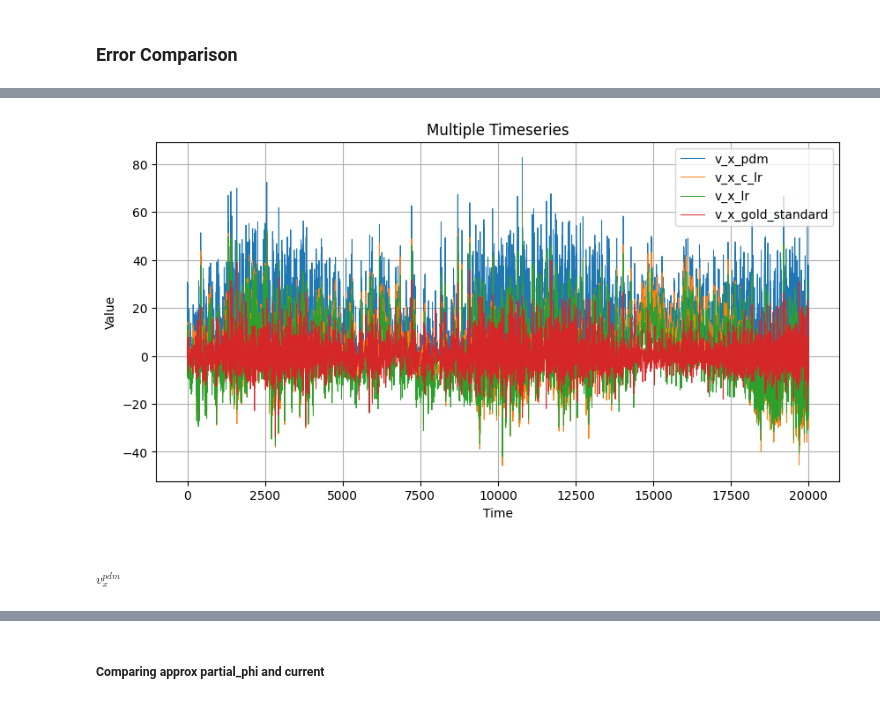
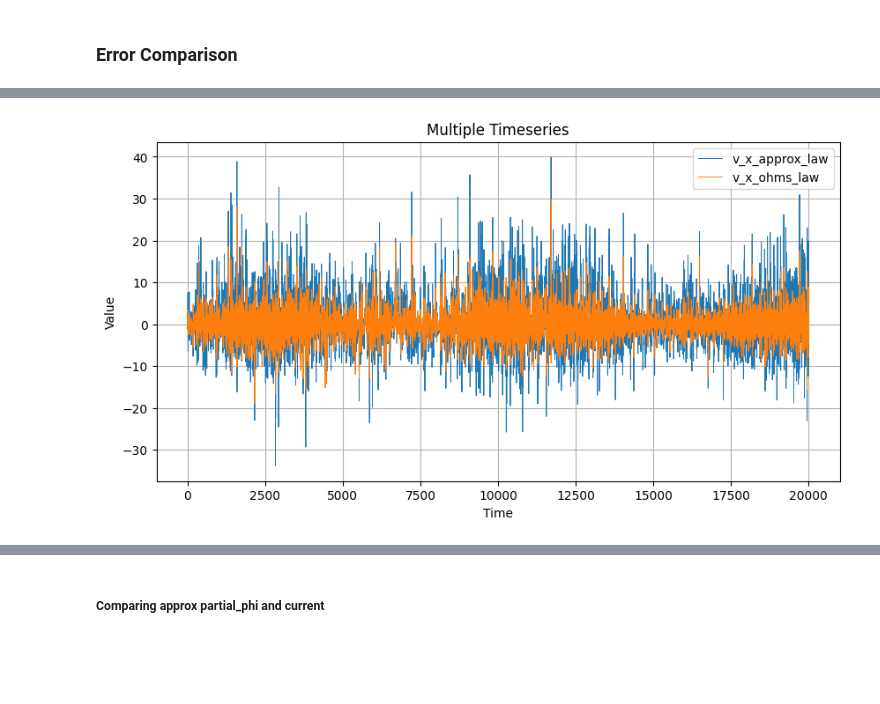
Before and after one commit to MichaelSkowronek/potential_probe_velocity_measuring, a Jupyter notebook: notebooks/measurement_x15_y0_z0_ha300.ipynb, the cells around one changed output, grey strips where cells are left out. Drawn from its saved outputs; the diff is of its cells as text; code cells hidden in the pictures; blank space fills up the shorter version.

```diff
--- a/notebooks/measurement_x15_y0_z0_ha300.ipynb
+++ b/notebooks/measurement_x15_y0_z0_ha300.ipynb
@@ -203,0 +211,19 @@ plot_timeseries(
+# %%
+"""Approximate Voltage with Symmetric Difference Coefficient
+"""
+
+phi_y_1 = extract_timeseries(
+    data=fld_data,
+    column_labels='F',
+    y_coord=y_1_y,
+    z_coord=y_1_z,
+    )
+phi_y_2 = extract_timeseries(
+    data=fld_data,
+    column_labels='F',
+    y_coord=y_2_y,
+    z_coord=y_2_z,
+    )
+
+delta_phi_y = phi_y_2 - phi_y_1
+approx_part_phi_y = delta_phi_y / delta_y
@@ -207,46 +278,49 @@ plot_timeseries(
 sigma = -1
 B_z = -1
 
-# with known j, we can not get better than this
-v_x_gold_standard = (approx_part_phi_y - (j_y_center / sigma)) / B_z
-print(f"mse(gold) = {mean_squared_error(v_x_center, v_x_gold_standard)}")
+# known j_y + part_phi_y
+v_x_ohms_law = (part_phi_y - (j_y_center / sigma)) / B_z
+print(f"mse(ohm's law) = {mean_squared_error(v_x_center, v_x_ohms_law)}")
 print()
 
-# ignoring current j
+# known j_y + approx_part_phi_y
+v_x_approx_law = (approx_part_phi_y - (j_y_center / sigma)) / B_z
+print(f"mse(approx_law) = {mean_squared_error(v_x_center, v_x_approx_law)}")
+print()
+
+# pdm
 v_x_pdm = approx_part_phi_y / B_z  # pdm = potential difference method
 print(f"mse(pdm) = {mean_squared_error(v_x_center, v_x_pdm)}")
 print()
 
-# pdm with c (= LR without bias)
+# pdm with c correction factor (= LR without bias)
 model = LinearRegression(fit_intercept=False)
 model.fit(
     X = v_x_pdm.reshape((-1, 1)),
     y = v_x_center.reshape((-1, 1)),
     )
-a = model.coef_[0, 0]
-c_lr =  1 / a
-v_x_c_lr = v_x_pdm / c_lr
-print(f"mse(c_lr) = {mean_squared_error(v_x_center, v_x_c_lr)}")
+c =  1 / model.coef_[0, 0]
+v_x_c_pdm = v_x_pdm / c
+print(f"mse(c_pdm) = {mean_squared_error(v_x_center, v_x_c_pdm)}")
 print()
 
-# LR
+# Linear Regression (LR)
 model = LinearRegression()
 model.fit(
     X = v_x_pdm.reshape((-1, 1)),
     y = v_x_center.reshape((-1, 1)),
     )
 v_x_lr = model.predict(v_x_pdm.reshape((-1, 1)))
-print(f"mse(c_lr) = {mean_squared_error(v_x_center, v_x_lr)}")
+print(f"mse(lr) = {mean_squared_error(v_x_center, v_x_lr)}")
 print()
 
 # Covariance
-v_x_pdm_norm = (v_x_pdm - np.mean(v_x_pdm)) / np.std(v_x_pdm)
-v_x_center_norm = (v_x_center - np.mean(v_x_center)) / np.std(v_x_center)
-_data = np.concatenate((v_x_pdm_norm, v_x_center_norm), axis=1).T
-covariance_matrix = np.cov(_data)
-print("covariance_matrix(v_x_pdm_norm, v_x_center_norm):")
-print(covariance_matrix)
-
+# v_x_pdm_norm = (v_x_pdm - np.mean(v_x_pdm)) / np.std(v_x_pdm)
+# v_x_center_norm = (v_x_center - np.mean(v_x_center)) / np.std(v_x_center)
+# _data = np.concatenate((v_x_pdm_norm, v_x_center_norm), axis=1).T
+# covariance_matrix = np.cov(_data)
+# print("covariance_matrix(v_x_pdm_norm, v_x_center_norm):")
+# print(covariance_matrix)
 # Plotting the data points
 # plt.scatter(
 #     v_x_pdm_norm,
@@ -262,16 +336,18 @@ print(covariance_matrix)
 
 plot_timeseries(
     [
-        v_x_center - v_x_pdm,
-        v_x_center - v_x_c_lr,
-        v_x_center - v_x_lr,
-        v_x_center - v_x_gold_standard,
+        # v_x_center - v_x_pdm,
+        # v_x_center - v_x_c_pdm,
+        # v_x_center - v_x_lr,
+        v_x_center - v_x_approx_law,
+        v_x_center - v_x_ohms_law,
         ],
     labels=[
-        "v_x_pdm",
-        "v_x_c_lr",
-        "v_x_lr",
-        "v_x_gold_standard",
+        # "v_x_pdm",
+        # "v_x_c_lr",
+        # "v_x_lr",
+        "v_x_approx_law",
+        "v_x_ohms_law",
         ],
     linewidth=0.7,
     )
@@ -290,3 +364 @@ covariance_matrix(v_x_pdm_norm, v_x_center_norm):
-[figure, old version]
+[figure, new version]
-# %% [markdown]
-##### $v_x^{pdm}$
```
Also changed, not shown: parts of 24 cells of this notebook, 1 other file.
